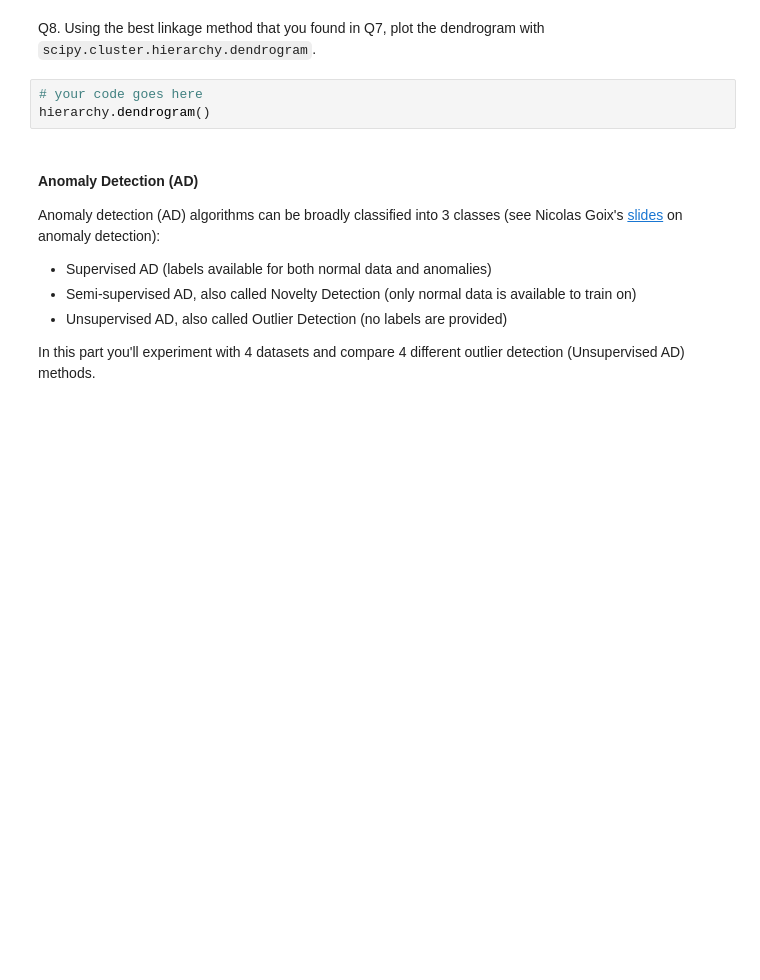
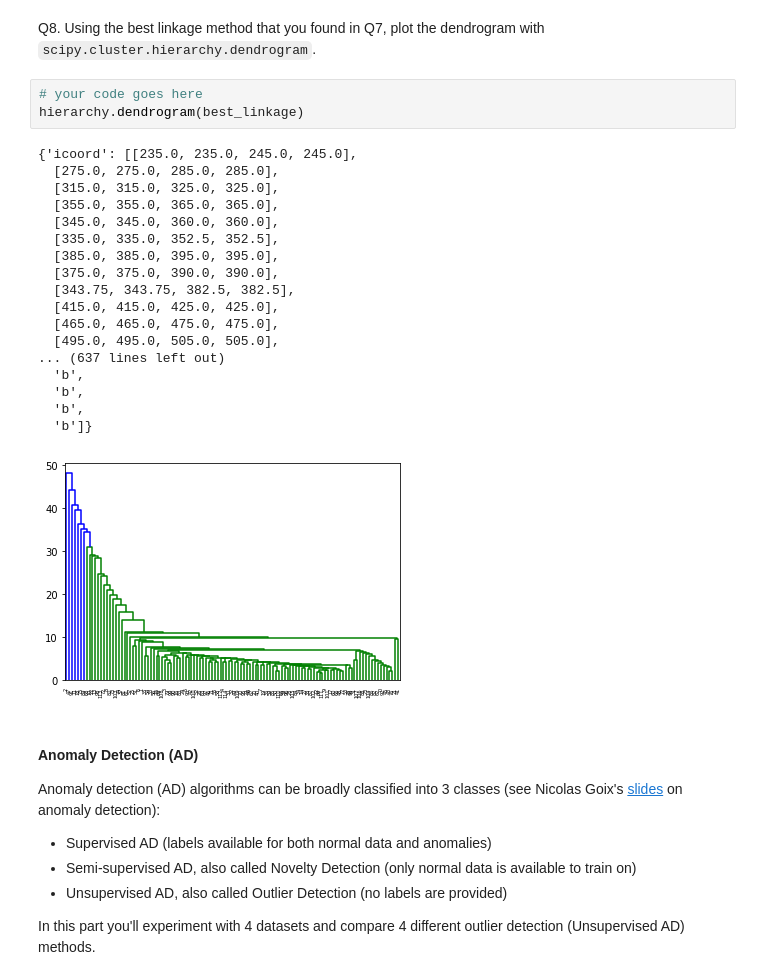
Before and after one commit to Stephen-AI/Data-Mining, a Jupyter notebook: HW4/HW4 - Clustering.ipynb, the cells around one changed output. Cells and saved outputs as stored; diff of their text form; blank space fills up the shorter version.

```diff
--- a/HW4/HW4 - Clustering.ipynb
+++ b/HW4/HW4 - Clustering.ipynb
@@ -454,7 +454,26 @@ for linkage in linkages:
 Q8. Using the best linkage method that you found in Q7, plot the dendrogram with `scipy.cluster.hierarchy.dendrogram`.
 # %%
 # your code goes here
-hierarchy.dendrogram()
+hierarchy.dendrogram(best_linkage)
+# %% [output]
+{'icoord': [[235.0, 235.0, 245.0, 245.0],
+  [275.0, 275.0, 285.0, 285.0],
+  [315.0, 315.0, 325.0, 325.0],
+  [355.0, 355.0, 365.0, 365.0],
+  [345.0, 345.0, 360.0, 360.0],
+  [335.0, 335.0, 352.5, 352.5],
+  [385.0, 385.0, 395.0, 395.0],
+  [375.0, 375.0, 390.0, 390.0],
+  [343.75, 343.75, 382.5, 382.5],
+  [415.0, 415.0, 425.0, 425.0],
+  [465.0, 465.0, 475.0, 475.0],
+  [495.0, 495.0, 505.0, 505.0],
+... (637 lines left out)
+  'b',
+  'b',
+  'b',
+  'b']}
+[figure, added]
 # %% [markdown]
 #### Anomaly Detection (AD)
 
```
Also changed, not shown: parts of 9 cells of this notebook.
